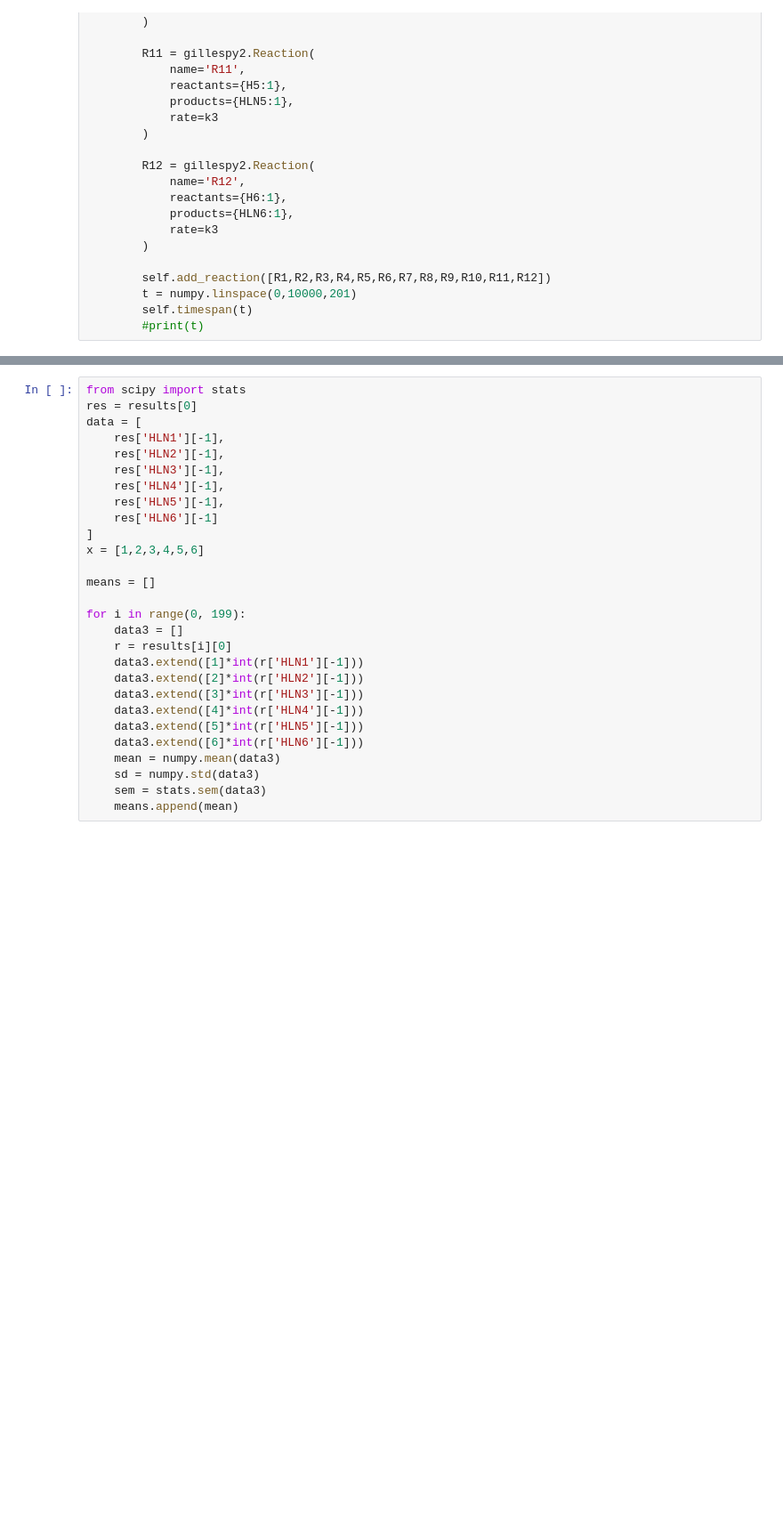
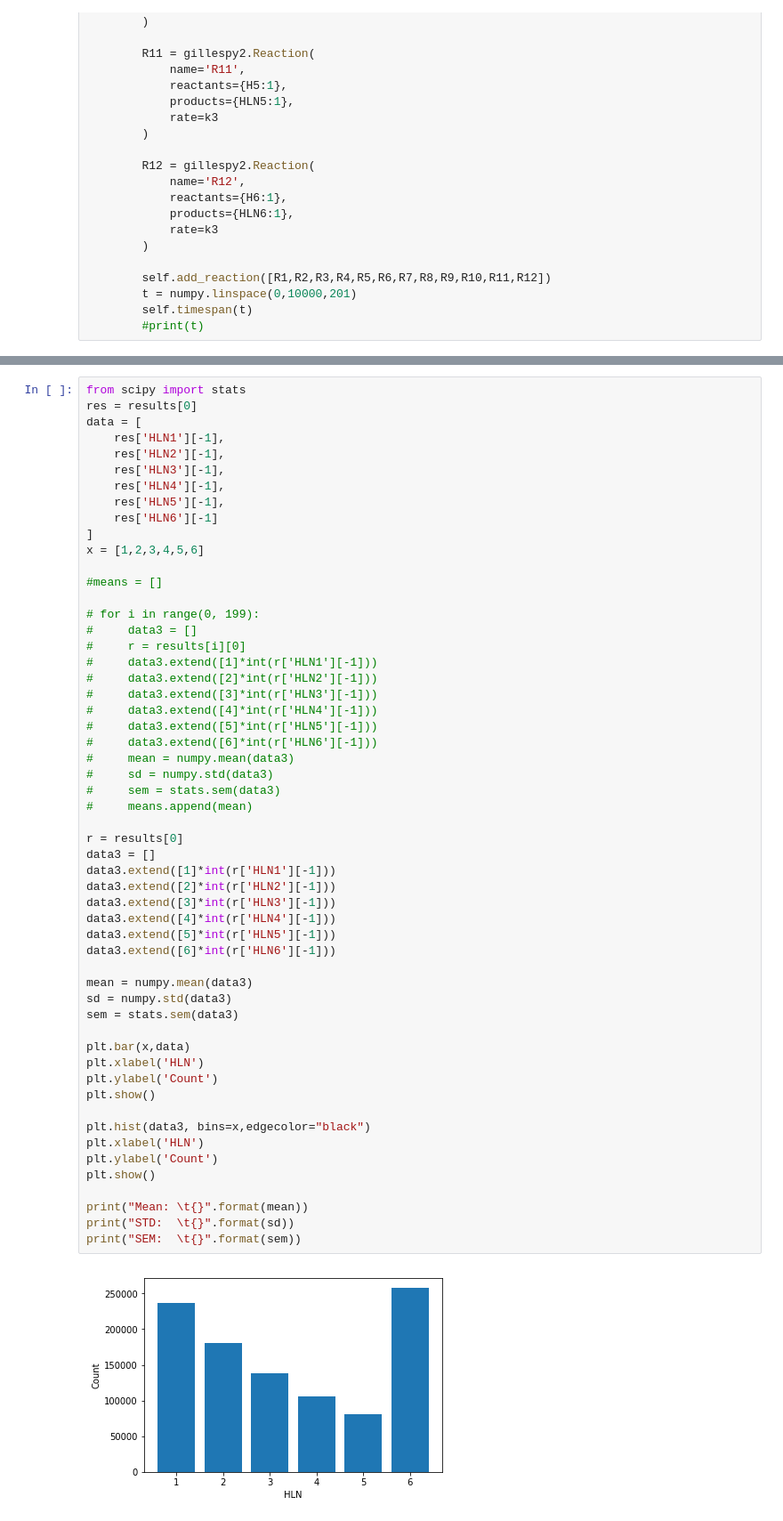
Before and after one commit to technodivergent/Bacillus_Anthracis_Simulation, a Jupyter notebook: Lung Submodel.ipynb, the cells around one changed output, grey strips where cells are left out. Shown at 89% size. Cells and saved outputs as stored; diff of their text form; blank space fills up the shorter version.

```diff
--- a/Lung Submodel.ipynb
+++ b/Lung Submodel.ipynb
@@ -155,29 +155,57 @@ Wall time: 119 ms
 # %%
 from scipy import stats
 res = results[0]
 data = [
     res['HLN1'][-1],
     res['HLN2'][-1],
     res['HLN3'][-1],
     res['HLN4'][-1],
     res['HLN5'][-1],
     res['HLN6'][-1]
 ]
 x = [1,2,3,4,5,6]
 
-means = []
+#means = []
 
-for i in range(0, 199):
-    data3 = []
-    r = results[i][0]
-    data3.extend([1]*int(r['HLN1'][-1]))
-    data3.extend([2]*int(r['HLN2'][-1]))
-    data3.extend([3]*int(r['HLN3'][-1]))
-    data3.extend([4]*int(r['HLN4'][-1]))
-    data3.extend([5]*int(r['HLN5'][-1]))
-    data3.extend([6]*int(r['HLN6'][-1]))
-    mean = numpy.mean(data3)
-    sd = numpy.std(data3)
-    sem = stats.sem(data3)
-    means.append(mean)
+# for i in range(0, 199):
+#     data3 = []
+#     r = results[i][0]
+#     data3.extend([1]*int(r['HLN1'][-1]))
+#     data3.extend([2]*int(r['HLN2'][-1]))
+#     data3.extend([3]*int(r['HLN3'][-1]))
+#     data3.extend([4]*int(r['HLN4'][-1]))
+#     data3.extend([5]*int(r['HLN5'][-1]))
+#     data3.extend([6]*int(r['HLN6'][-1]))
+#     mean = numpy.mean(data3)
+#     sd = numpy.std(data3)
+#     sem = stats.sem(data3)
+#     means.append(mean)
+
+r = results[0]
+data3 = []
+data3.extend([1]*int(r['HLN1'][-1]))
+data3.extend([2]*int(r['HLN2'][-1]))
+data3.extend([3]*int(r['HLN3'][-1]))
+data3.extend([4]*int(r['HLN4'][-1]))
+data3.extend([5]*int(r['HLN5'][-1]))
+data3.extend([6]*int(r['HLN6'][-1]))
+
+mean = numpy.mean(data3)
+sd = numpy.std(data3)
+sem = stats.sem(data3)
+
+plt.bar(x,data)
+plt.xlabel('HLN')
+plt.ylabel('Count')
+plt.show()
+
+plt.hist(data3, bins=x,edgecolor="black")
+plt.xlabel('HLN')
+plt.ylabel('Count')
+plt.show()
+
+print("Mean: \t{}".format(mean))
+print("STD:  \t{}".format(sd))
+print("SEM:  \t{}".format(sem))
 # %% [output]
+[figure, added]
```
Also changed, not shown: parts of 9 cells of this notebook.
